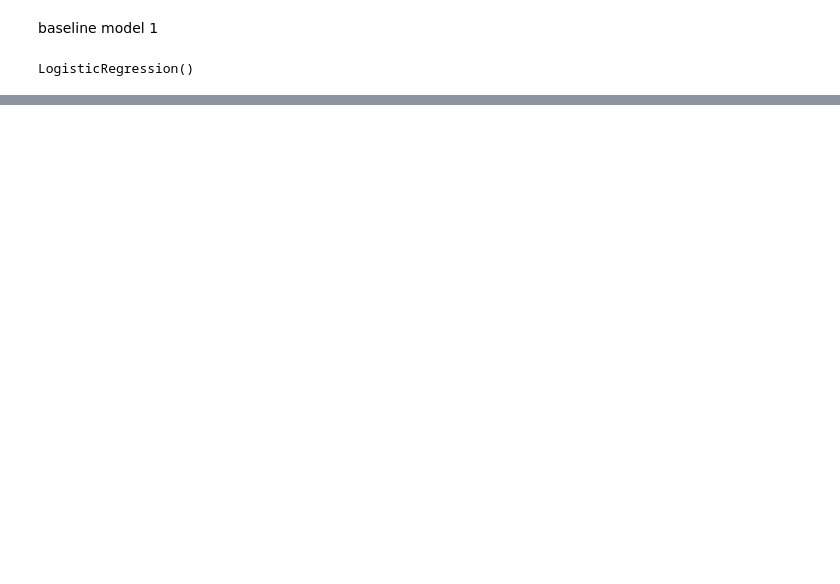
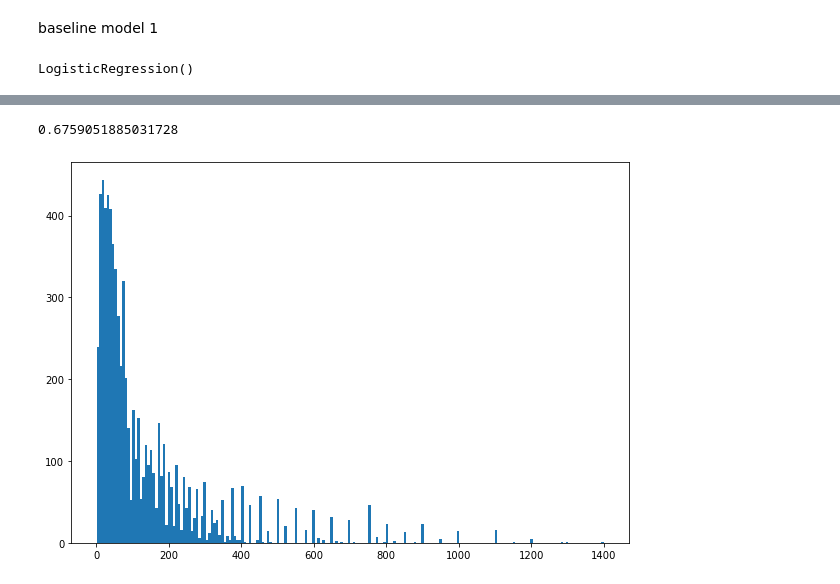
Before and after one commit to batyaamericus/whats_for_dinner, a Jupyter notebook: model/greater_model.ipynb, the cells around one changed output, grey strips where cells are left out. Cells and saved outputs as stored; diff of their text form; code cells hidden in the pictures; blank space fills up the shorter version.

```diff
--- a/model/greater_model.ipynb
+++ b/model/greater_model.ipynb
@@ -424,0 +500,3 @@ array([[0.68959409, 0.31040591],
+# %%
+results['odds_for_bet'] = results.apply(cal_ml, axis=1)
+results.T
@@ -424,0 +522,10 @@ array([[0.68959409, 0.31040591],
+# %%
+def cal_ours_better_odds(row):
+    if row['y_pred'] == 1:
+        odds_better1 = row['prob1'] > row['Prob_odds1']
+        return odds_better1
+    if row['y_pred'] == 2:
+        odds_better2 = row['prob2'] > row['Prob_odds2']
+        return odds_better2
+# %%
+results['ours_better_odds'] = results.apply(cal_ours_better_odds, axis=1)
@@ -424,0 +547,10 @@ array([[0.68959409, 0.31040591],
+# %%
+# results['our_results_correct'] * results['ML_odds1']
+results['odds_multiplied'] = results.our_results_correct * results.odds_for_bet
+results['profit_on_$100'] = results['odds_multiplied'].apply(lambda x: -100 if x==0 else ((100 * (100 / abs(x))) if x < 0 else x))
+
+results[['ML_odds1',
+       'Prob_odds1', 'ML_odds2', 'Prob_odds2',
+       'y_pred', 'our_results_correct', 'prob1', 'prob2',
+       'odds_for_bet', 'odds_multiplied',
+       'profit_on_$100']].sample(20)
@@ -424,0 +575,15 @@ array([[0.68959409, 0.31040591],
+# %%
+results['our_results_correct'].mean()
+# %% [output]
+0.6759051885031728
+# %%
+results[results['our_results_correct'] == 1][['ML_odds1',
+       'Prob_odds1', 'ML_odds2', 'Prob_odds2',
+       'y_pred', 'our_results_correct', 'prob1', 'prob2',
+       'odds_for_bet', 'odds_multiplied',
+       'profit_on_$100']]
+plt.figure(figsize=(10, 7))
+plt.hist('profit_on_$100', data=results[results['our_results_correct'] == 1], bins=200)
+plt.show()
+# %% [output]
+[figure, added]
```
Also changed, not shown: parts of 75 cells of this notebook, 5 other files.
